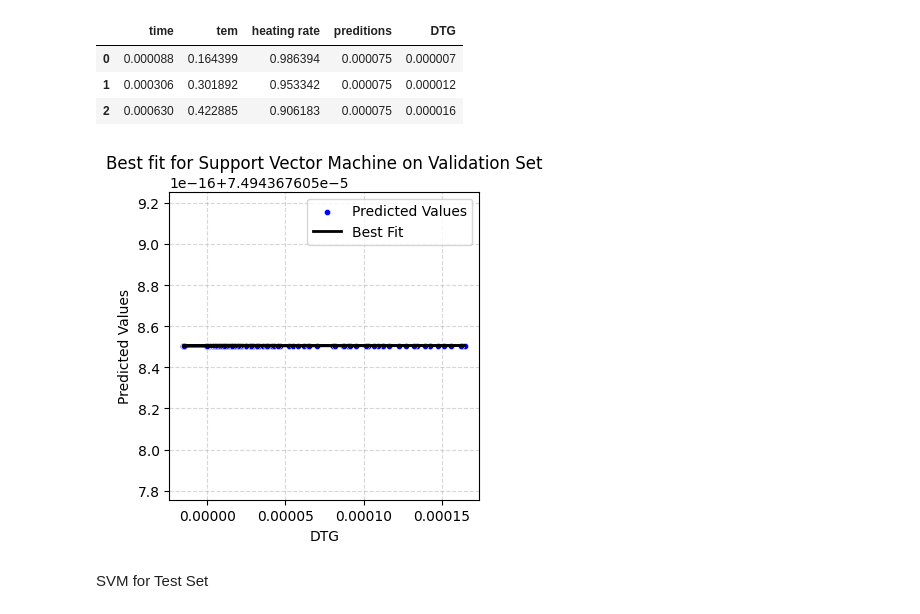
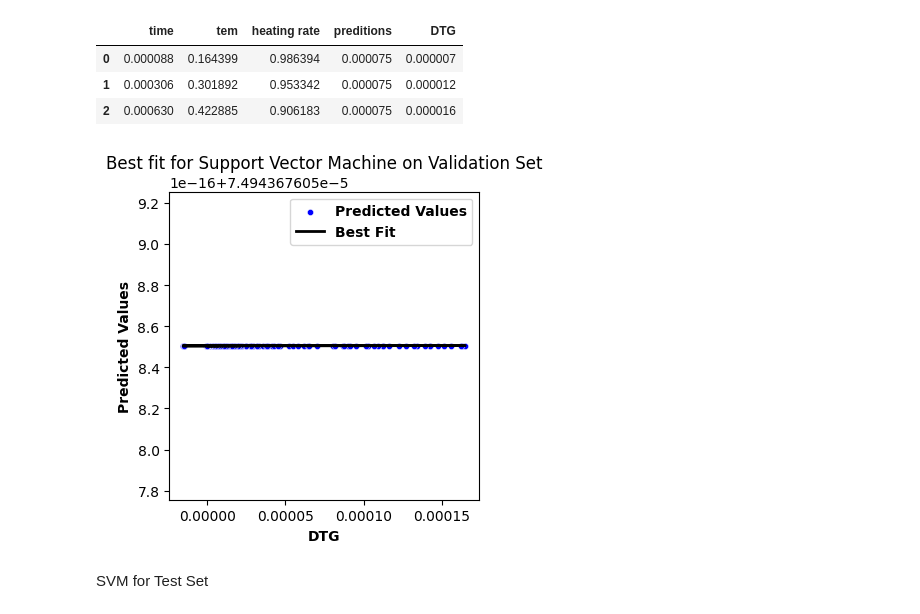
Before and after one commit to Noob919/COVID_19-XRAY-Classification, a Jupyter notebook: pet_DTG.ipynb, the cells around one changed output. Saved outputs shown, nothing was run; the diff lists cells and outputs as text; code cells hidden in the pictures.

Commit message:
update the graphs

```diff
--- a/pet_DTG.ipynb
+++ b/pet_DTG.ipynb
@@ -244,12 +246,14 @@ sns.scatterplot(x=x, y=y, color='Red', label='Predicted Values', s=20)
 plt.plot(x, a * x + b, color='green', label='Best Fit', linewidth=2)
 
 # Set the grid size and style
-plt.grid(True, linestyle='--', alpha=0.5)
+#plt.grid(True, linestyle='--', alpha=0.5)
 
 plt.title('Best fit for Decision Tree Model on Test Set')
-plt.xlabel('DTG')  # Set the x-axis label to 'DTG'
-plt.ylabel('Predicted Values')
-plt.legend()
+plt.xlabel('DTG',fontsize=10, fontweight='bold')  # Set the x-axis label to 'DTG'
+plt.ylabel('Predicted Values',fontsize=10, fontweight='bold')
+legend = plt.legend()
+for text in legend.get_texts():
+    text.set_fontweight('bold')
 
 # Show the plot
 plt.show()
@@ -317,12 +321,14 @@ sns.scatterplot(x=x, y=y, color='black', label='Predicted Values', s=20)
 plt.plot(x, a * x + b, color='Blue', label='Best Fit', linewidth=2)
 
 # Set the grid size and style
-plt.grid(True, linestyle='--', alpha=0.5)
+#plt.grid(True, linestyle='--', alpha=0.5)
 
 plt.title('Best fit for Random Forest Model on Validation Set')
-plt.xlabel('DTG')  # Set the x-axis label to 'DTG'
-plt.ylabel('Predicted Values')
-plt.legend()
+plt.xlabel('DTG',fontsize=10, fontweight='bold')  # Set the x-axis label to 'DTG'
+plt.ylabel('Predicted Values',fontsize=10, fontweight='bold')
+legend = plt.legend()
+for text in legend.get_texts():
+    text.set_fontweight('bold')
 
 # Show the plot
 plt.show()
@@ -386,12 +392,14 @@ sns.scatterplot(x=x, y=y, color='Red', label='Predicted Values', s=20)
 plt.plot(x, a * x + b, color='black', label='Best Fit', linewidth=2)
 
 # Set the grid size and style
-plt.grid(True, linestyle='--', alpha=0.5)
+#plt.grid(True, linestyle='--', alpha=0.5)
 
 plt.title('Best fit for Random Forest Model on Test Set')
-plt.xlabel('DTG')  # Set the x-axis label to 'DTG'
-plt.ylabel('Predicted Values')
-plt.legend()
+plt.xlabel('DTG',fontsize=10, fontweight='bold')  # Set the x-axis label to 'DTG'
+plt.ylabel('Predicted Values',fontsize=10, fontweight='bold')
+legend = plt.legend()
+for text in legend.get_texts():
+    text.set_fontweight('bold')
 
 # Show the plot
 plt.show()
@@ -444,29 +452,31 @@ final_df.head(3)
 # %%
 x = final_df['DTG']
 y = final_df['preditions']
 a, b = np.polyfit(x, y, 1)
 
 # Create a smaller figure with a specified size
 plt.figure(figsize=(4, 4))  # Adjust the width and height as needed
 
 # Create a scatter plot using Seaborn with custom styling
 sns.scatterplot(x=x, y=y, color='blue', label='Predicted Values', s=20)
 
 # Plot the best fit line with a specified line width
 plt.plot(x, a * x + b, color='black', label='Best Fit', linewidth=2)
 
 # Set the grid size and style
-plt.grid(True, linestyle='--', alpha=0.5)
+#plt.grid(True, linestyle='--', alpha=0.5)
 
 plt.title('Best fit for Support Vector Machine on Validation Set')
-plt.xlabel('DTG')  # Set the x-axis label to 'DTG'
-plt.ylabel('Predicted Values')
-plt.legend()
+plt.xlabel('DTG',fontsize=10, fontweight='bold')  # Set the x-axis label to 'DTG'
+plt.ylabel('Predicted Values',fontsize=10, fontweight='bold')
+legend = plt.legend()
+for text in legend.get_texts():
+    text.set_fontweight('bold')
 
 # Show the plot
 plt.show()
 # %% [output]
-[figure, old version]
+[figure, new version]
 # %% [markdown]
 SVM for Test Set
 # %%
```
Also changed, not shown: parts of 10 cells of this notebook.
